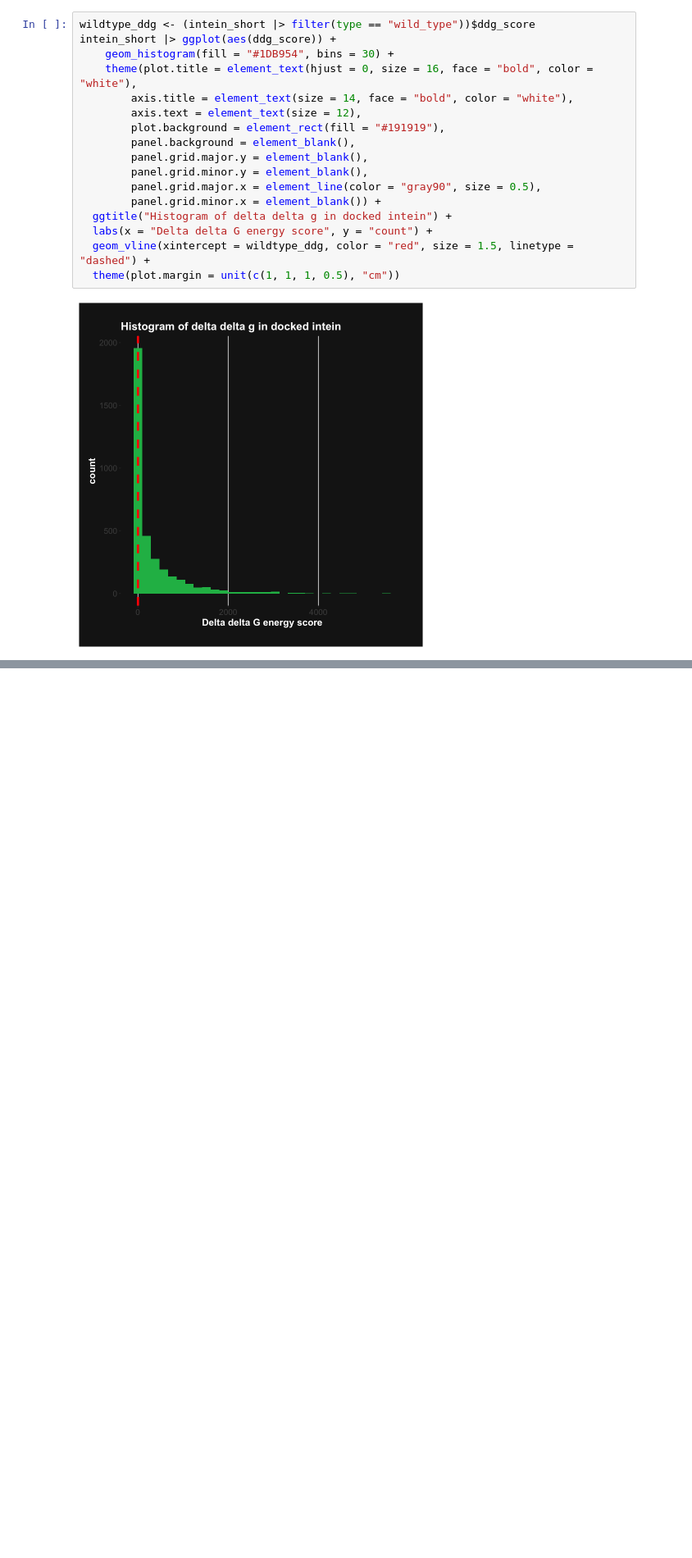
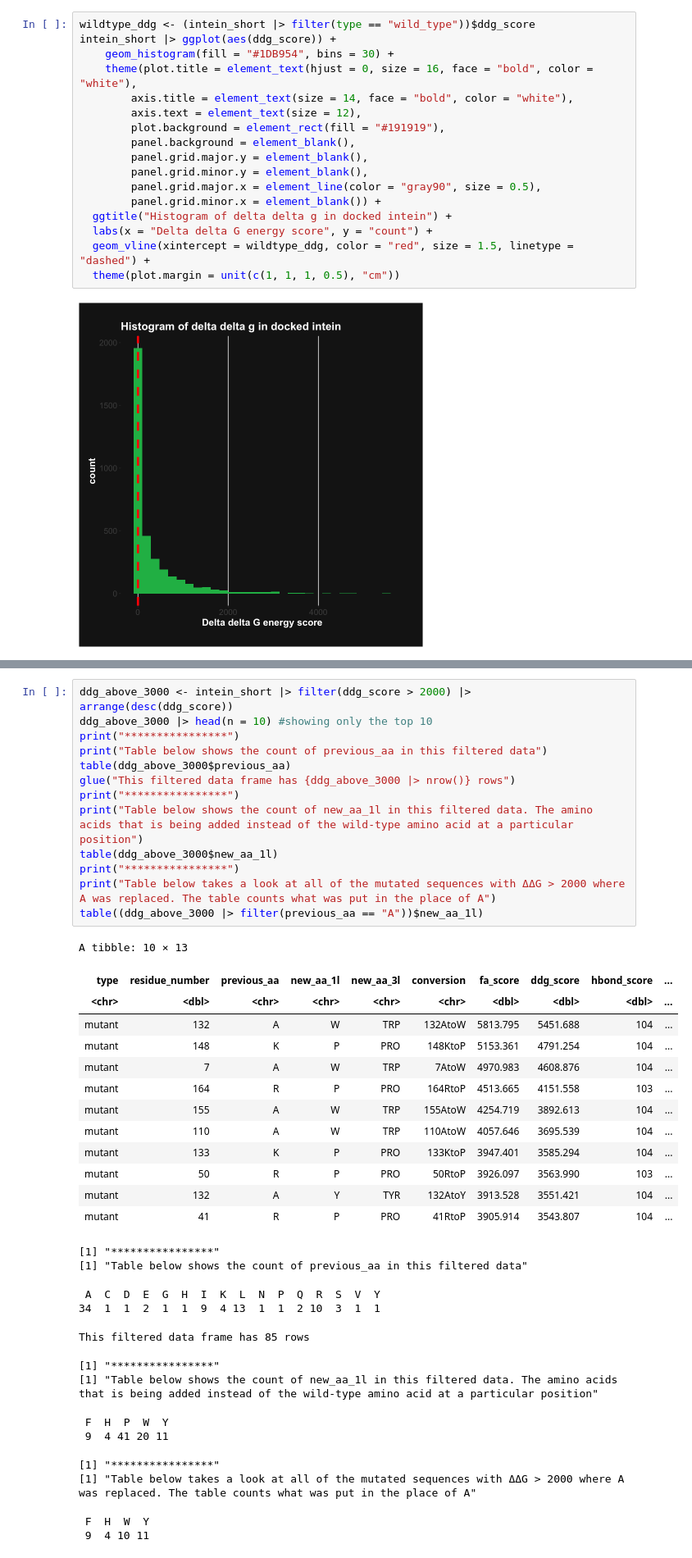
Before and after one commit to redradman/OneAAatATime, a Jupyter notebook: intein_analysis.ipynb, the cells around one changed output, grey strips where cells are left out. Shown at 82% size. Drawn from its saved outputs; the diff is of its cells as text; blank space fills up the shorter version.

Commit message:
complete the ddg analysis of single intein

```diff
--- a/intein_analysis.ipynb
+++ b/intein_analysis.ipynb
@@ -97,0 +99,40 @@ Let's see if we can find a pattern on ΔΔG scores higher than `3000`
+# %%
+ddg_above_3000 <- intein_short |> filter(ddg_score > 2000) |> arrange(desc(ddg_score))
+ddg_above_3000 |> head(n = 10) #showing only the top 10
+print("****************")
+print("Table below shows the count of previous_aa in this filtered data")
+table(ddg_above_3000$previous_aa)
+glue("This filtered data frame has {ddg_above_3000 |> nrow()} rows")
+print("****************")
+print("Table below shows the count of new_aa_1l in this filtered data. The amino acids that is being added instead of the wild-type amino acid at a particular position")
+table(ddg_above_3000$new_aa_1l)
+print("****************")
+print("Table below takes a look at all of the mutated sequences with ΔΔG > 2000 where A was replaced. The table counts what was put in the place of A")
+table((ddg_above_3000 |> filter(previous_aa == "A"))$new_aa_1l)
+# %% [output]
+A tibble: 10 × 13
+| type | residue_number | previous_aa | new_aa_1l | new_aa_3l | conversion | fa_score | ddg_score | hbond_score | ... |
+| <chr> | <dbl> | <chr> | <chr> | <chr> | <chr> | <dbl> | <dbl> | <dbl> | ... |
+| mutant | 132 | A | W | TRP | 132AtoW | 5813.795 | 5451.688 | 104 | ... |
+| mutant | 148 | K | P | PRO | 148KtoP | 5153.361 | 4791.254 | 104 | ... |
+| mutant | 7 | A | W | TRP | 7AtoW | 4970.983 | 4608.876 | 104 | ... |
+| mutant | 164 | R | P | PRO | 164RtoP | 4513.665 | 4151.558 | 103 | ... |
+| mutant | 155 | A | W | TRP | 155AtoW | 4254.719 | 3892.613 | 104 | ... |
+| mutant | 110 | A | W | TRP | 110AtoW | 4057.646 | 3695.539 | 104 | ... |
+| mutant | 133 | K | P | PRO | 133KtoP | 3947.401 | 3585.294 | 104 | ... |
+| mutant | 50 | R | P | PRO | 50RtoP | 3926.097 | 3563.990 | 103 | ... |
+| mutant | 132 | A | Y | TYR | 132AtoY | 3913.528 | 3551.421 | 104 | ... |
+| mutant | 41 | R | P | PRO | 41RtoP | 3905.914 | 3543.807 | 104 | ... |
+[1] "****************"
+[1] "Table below shows the count of previous_aa in this filtered data"
+ A  C  D  E  G  H  I  K  L  N  P  Q  R  S  V  Y
+34  1  1  2  1  1  9  4 13  1  1  2 10  3  1  1
+This filtered data frame has 85 rows
+[1] "****************"
+[1] "Table below shows the count of new_aa_1l in this filtered data. The amino acids that is being added instead of the wild-type amino acid at a particular position"
+ F  H  P  W  Y
+ 9  4 41 20 11
+[1] "****************"
+[1] "Table below takes a look at all of the mutated sequences with ΔΔG > 2000 where A was replaced. The table counts what was put in the place of A"
+ F  H  W  Y
+ 9  4 10 11
```
Also changed, not shown: parts of 5 cells of this notebook.
